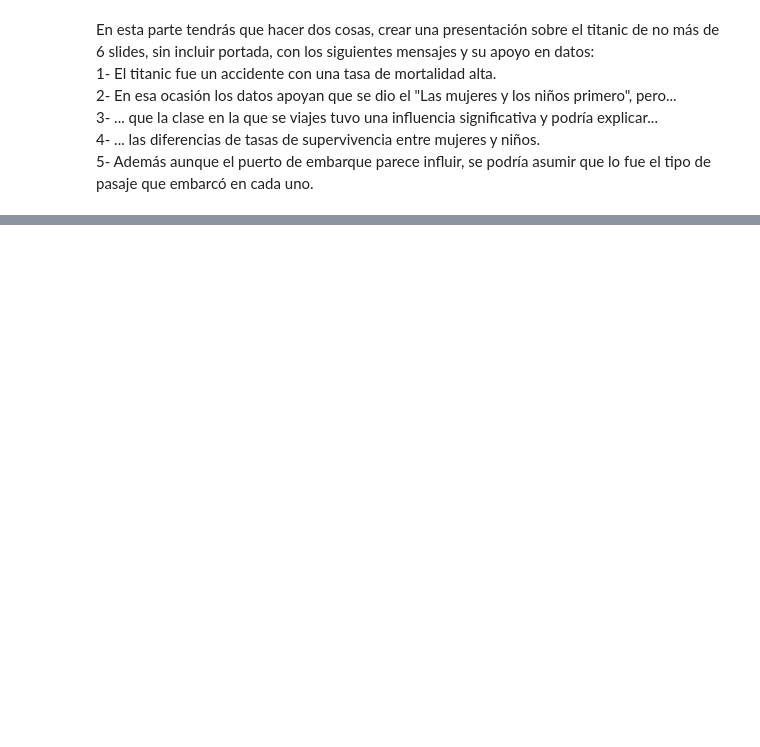
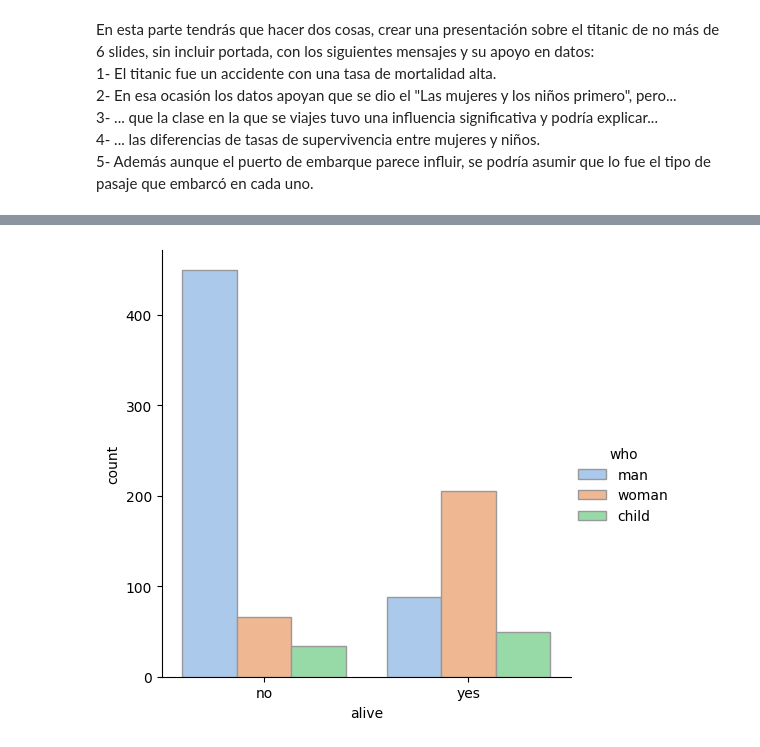
Before and after one commit to willwalker7/DS-Online-willwalker7, a Jupyter notebook: 03_Data_Analysis/Sprint_08/Unidad_02_Visualizacion_Avanzada_Seaborn/03_Practica_Obligatoria/ejercicio2_notebook.ipynb, the cells around one changed output, grey strips where cells are left out. Cells and saved outputs as stored; diff of their text form; code cells hidden in the pictures; blank space fills up the shorter version.

```diff
--- a/03_Data_Analysis/Sprint_08/Unidad_02_Visualizacion_Avanzada_Seaborn/03_Practica_Obligatoria/ejercicio2_notebook.ipynb
+++ b/03_Data_Analysis/Sprint_08/Unidad_02_Visualizacion_Avanzada_Seaborn/03_Practica_Obligatoria/ejercicio2_notebook.ipynb
@@ -27,0 +33,10 @@ Text(0.5, 1.0, 'Supervivientes')
+# %%
+sns.catplot(x="alive",
+            hue="who",
+            kind="count",
+            edgecolor=".6",
+            orient = "V",
+            palette = "pastel",
+            data=df);
+# %% [output]
+[figure, added]
```
Also changed, not shown: parts of 8 cells of this notebook, 1 other file.
